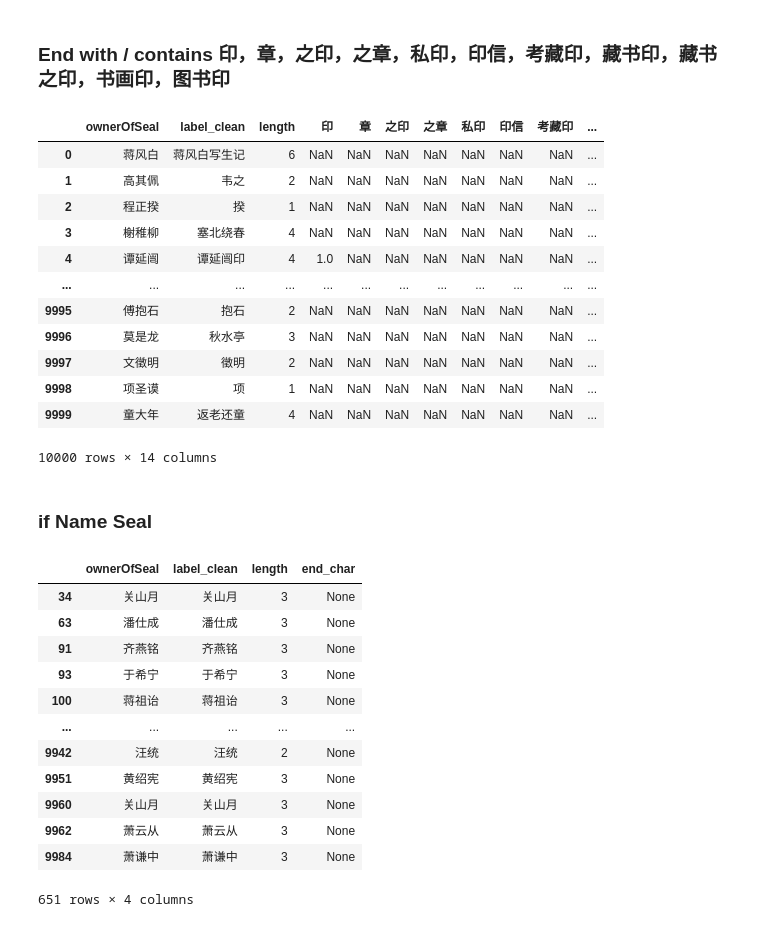
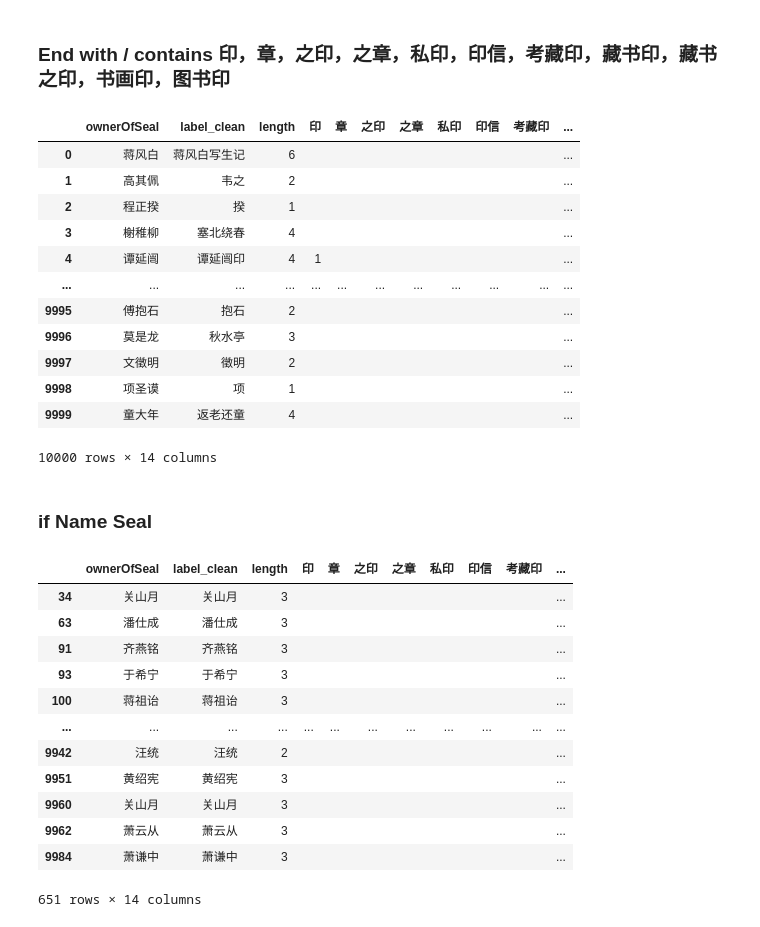
Before and after one commit to jingrong-zhang/Art-of-Chinese-Seal-Engraving, a Jupyter notebook: 03_LabelProcessing/01_Label_Infomation.ipynb, the cells around one changed output. Cells and saved outputs as stored; diff of their text form; code cells hidden in the pictures.

```diff
--- a/03_LabelProcessing/01_Label_Infomation.ipynb
+++ b/03_LabelProcessing/01_Label_Infomation.ipynb
@@ -102,51 +107,51 @@ Text(0.5, 0, 'Length')
 # %% [markdown]
 ### End with / contains 印，章，之印，之章，私印，印信，考藏印，藏书印，藏书之印，书画印，图书印
 # %%
-seal_all_cleanlabel['印'] = seal_all_cleanlabel['label_clean'].apply(lambda x: 1 if x[-1:]=='印' else np.nan)
-seal_all_cleanlabel['章'] = seal_all_cleanlabel['label_clean'].apply(lambda x: 1 if x[-1:]=='章' else np.nan)
-seal_all_cleanlabel['之印'] = seal_all_cleanlabel['label_clean'].apply(lambda x: 1 if x[-2:]=='之印' else np.nan)
-seal_all_cleanlabel['之章'] = seal_all_cleanlabel['label_clean'].apply(lambda x: 1 if x[-2:]=='之章' else np.nan)
-seal_all_cleanlabel['私印'] = seal_all_cleanlabel['label_clean'].apply(lambda x: 1 if x[-2:]=='私印' else np.nan)
-seal_all_cleanlabel['印信'] = seal_all_cleanlabel['label_clean'].apply(lambda x: 1 if x[-2:]=='印信' else np.nan)
-seal_all_cleanlabel['考藏印'] = seal_all_cleanlabel['label_clean'].apply(lambda x: 1 if '考藏印' in x else np.nan)
-seal_all_cleanlabel['藏书印'] = seal_all_cleanlabel['label_clean'].apply(lambda x: 1 if '藏书印' in x else np.nan)
-seal_all_cleanlabel['藏书之印'] = seal_all_cleanlabel['label_clean'].apply(lambda x: 1 if '藏书之印' in x else np.nan)
-seal_all_cleanlabel['书画印'] = seal_all_cleanlabel['label_clean'].apply(lambda x: 1 if '书画印' in x else np.nan)
-seal_all_cleanlabel['图书印'] = seal_all_cleanlabel['label_clean'].apply(lambda x: 1 if '图书印' in x else np.nan)
+seal_all_cleanlabel['印'] = seal_all_cleanlabel['label_clean'].apply(lambda x: 1 if x[-1:]=='印' else "")
+seal_all_cleanlabel['章'] = seal_all_cleanlabel['label_clean'].apply(lambda x: 1 if x[-1:]=='章' else "")
+seal_all_cleanlabel['之印'] = seal_all_cleanlabel['label_clean'].apply(lambda x: 1 if x[-2:]=='之印' else "")
+seal_all_cleanlabel['之章'] = seal_all_cleanlabel['label_clean'].apply(lambda x: 1 if x[-2:]=='之章' else "")
+seal_all_cleanlabel['私印'] = seal_all_cleanlabel['label_clean'].apply(lambda x: 1 if x[-2:]=='私印' else "")
+seal_all_cleanlabel['印信'] = seal_all_cleanlabel['label_clean'].apply(lambda x: 1 if x[-2:]=='印信' else "")
+seal_all_cleanlabel['考藏印'] = seal_all_cleanlabel['label_clean'].apply(lambda x: 1 if '考藏印' in x else "")
+seal_all_cleanlabel['藏书印'] = seal_all_cleanlabel['label_clean'].apply(lambda x: 1 if '藏书印' in x else "")
+seal_all_cleanlabel['藏书之印'] = seal_all_cleanlabel['label_clean'].apply(lambda x: 1 if '藏书之印' in x else "")
+seal_all_cleanlabel['书画印'] = seal_all_cleanlabel['label_clean'].apply(lambda x: 1 if '书画印' in x else "")
+seal_all_cleanlabel['图书印'] = seal_all_cleanlabel['label_clean'].apply(lambda x: 1 if '图书印' in x else "")
 seal_all_cleanlabel.to_csv('seal_all_cleanlabel.csv')
 seal_all_cleanlabel
 # %% [output]
 |  | ownerOfSeal | label_clean | length | 印 | 章 | 之印 | 之章 | 私印 | 印信 | 考藏印 | ... |
-| 0 | 蒋风白 | 蒋风白写生记 | 6 | NaN | NaN | NaN | NaN | NaN | NaN | NaN | ... |
-| 1 | 高其佩 | 韦之 | 2 | NaN | NaN | NaN | NaN | NaN | NaN | NaN | ... |
-| 2 | 程正揆 | 揆 | 1 | NaN | NaN | NaN | NaN | NaN | NaN | NaN | ... |
-| 3 | 榭稚柳 | 塞北绕春 | 4 | NaN | NaN | NaN | NaN | NaN | NaN | NaN | ... |
-| 4 | 谭延闿 | 谭延闿印 | 4 | 1.0 | NaN | NaN | NaN | NaN | NaN | NaN | ... |
+| 0 | 蒋风白 | 蒋风白写生记 | 6 |  |  |  |  |  |  |  | ... |
+| 1 | 高其佩 | 韦之 | 2 |  |  |  |  |  |  |  | ... |
+| 2 | 程正揆 | 揆 | 1 |  |  |  |  |  |  |  | ... |
+| 3 | 榭稚柳 | 塞北绕春 | 4 |  |  |  |  |  |  |  | ... |
+| 4 | 谭延闿 | 谭延闿印 | 4 | 1 |  |  |  |  |  |  | ... |
 | ... | ... | ... | ... | ... | ... | ... | ... | ... | ... | ... | ... |
-| 9995 | 傅抱石 | 抱石 | 2 | NaN | NaN | NaN | NaN | NaN | NaN | NaN | ... |
-| 9996 | 莫是龙 | 秋水亭 | 3 | NaN | NaN | NaN | NaN | NaN | NaN | NaN | ... |
-| 9997 | 文徵明 | 徵明 | 2 | NaN | NaN | NaN | NaN | NaN | NaN | NaN | ... |
-| 9998 | 项圣谟 | 项 | 1 | NaN | NaN | NaN | NaN | NaN | NaN | NaN | ... |
-| 9999 | 童大年 | 返老还童 | 4 | NaN | NaN | NaN | NaN | NaN | NaN | NaN | ... |
+| 9995 | 傅抱石 | 抱石 | 2 |  |  |  |  |  |  |  | ... |
+| 9996 | 莫是龙 | 秋水亭 | 3 |  |  |  |  |  |  |  | ... |
+| 9997 | 文徵明 | 徵明 | 2 |  |  |  |  |  |  |  | ... |
+| 9998 | 项圣谟 | 项 | 1 |  |  |  |  |  |  |  | ... |
+| 9999 | 童大年 | 返老还童 | 4 |  |  |  |  |  |  |  | ... |
 10000 rows × 14 columns
 # %% [markdown]
 ### if Name Seal
 # %%
 seal_all_cleanlabel[seal_all_cleanlabel['ownerOfSeal']==seal_all_cleanlabel['label_clean']]
 # %% [output]
-|  | ownerOfSeal | label_clean | length | end_char |
-| 34 | 关山月 | 关山月 | 3 | None |
-| 63 | 潘仕成 | 潘仕成 | 3 | None |
-| 91 | 齐燕铭 | 齐燕铭 | 3 | None |
-| 93 | 于希宁 | 于希宁 | 3 | None |
-| 100 | 蒋祖诒 | 蒋祖诒 | 3 | None |
-| ... | ... | ... | ... | ... |
-| 9942 | 汪统 | 汪统 | 2 | None |
-| 9951 | 黄绍宪 | 黄绍宪 | 3 | None |
-| 9960 | 关山月 | 关山月 | 3 | None |
-| 9962 | 萧云从 | 萧云从 | 3 | None |
-| 9984 | 萧谦中 | 萧谦中 | 3 | None |
+|  | ownerOfSeal | label_clean | length | 印 | 章 | 之印 | 之章 | 私印 | 印信 | 考藏印 | ... |
+| 34 | 关山月 | 关山月 | 3 |  |  |  |  |  |  |  | ... |
+| 63 | 潘仕成 | 潘仕成 | 3 |  |  |  |  |  |  |  | ... |
+| 91 | 齐燕铭 | 齐燕铭 | 3 |  |  |  |  |  |  |  | ... |
+| 93 | 于希宁 | 于希宁 | 3 |  |  |  |  |  |  |  | ... |
+| 100 | 蒋祖诒 | 蒋祖诒 | 3 |  |  |  |  |  |  |  | ... |
+| ... | ... | ... | ... | ... | ... | ... | ... | ... | ... | ... | ... |
+| 9942 | 汪统 | 汪统 | 2 |  |  |  |  |  |  |  | ... |
+| 9951 | 黄绍宪 | 黄绍宪 | 3 |  |  |  |  |  |  |  | ... |
+| 9960 | 关山月 | 关山月 | 3 |  |  |  |  |  |  |  | ... |
+| 9962 | 萧云从 | 萧云从 | 3 |  |  |  |  |  |  |  | ... |
+| 9984 | 萧谦中 | 萧谦中 | 3 |  |  |  |  |  |  |  | ... |
-651 rows × 4 columns
+651 rows × 14 columns
 # %%
 seal_all_cleanlabel[seal_all_cleanlabel['图书印']==1]
 # %% [output]
```
Also changed, not shown: parts of 3 cells of this notebook, 1 other file.
